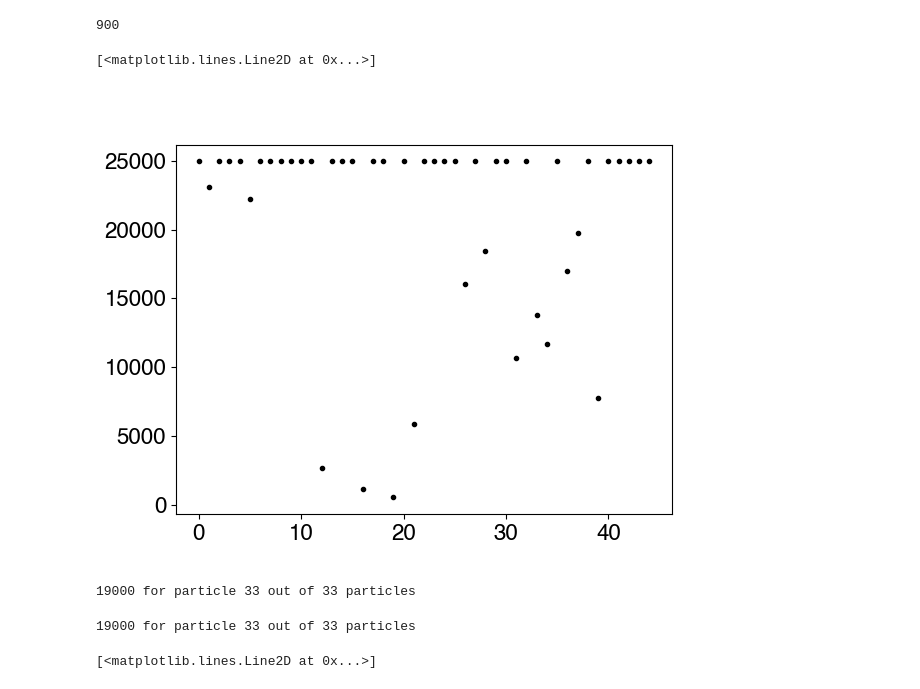
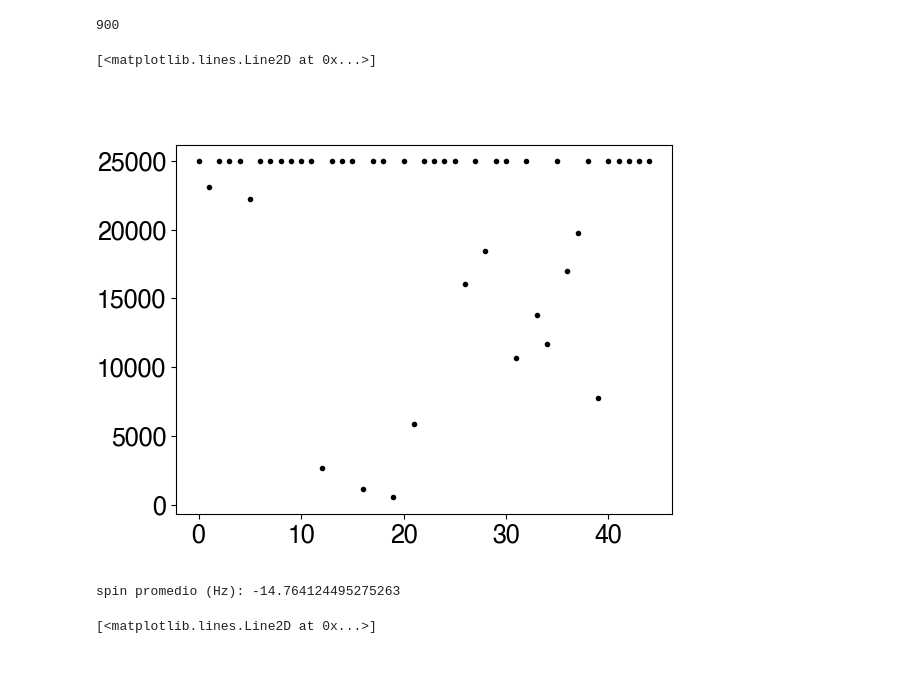
Before and after one commit to fvegar/blades, a Jupyter notebook: correlations_matrix.ipynb, the cells around one changed output. Saved outputs shown, nothing was run; the diff lists cells and outputs as text; code cells hidden in the pictures.

```diff
--- a/correlations_matrix.ipynb
+++ b/correlations_matrix.ipynb
@@ -91,7 +94,7 @@ def get_info(series_directory, hash_prefix, silent):
 def simple_pickle_read(series_directory, hash_prefix):
     global Nframes, Ntracks
     # Read table in pickle format
-    nombre = '/home/fvega/Datos/blades/packing_fraction_0' + series_directory + '/tracks/ref_angle/' +  hash_prefix \
+    nombre = '/home/fvega/Datos/blades/packing_fraction_0' + series_directory + '/ref_angle/' +  hash_prefix \
        + '.pkl.xz'
     tabla = pd.read_pickle(nombre, compression='infer')
     tabla = tabla.reset_index(drop=True) # por si los indices salen desordenados
@@ -169,19 +171,19 @@ def time_shift_mat_av(array, it):
 def time_shift_np_av(array, denom,it):
     return np.mean(array[:-it] * array[it:])/denom
 # %%
-lengths = np.array([ len(tabla[tabla.track==i]) for i in range(45)])
+lengths = np.array([ len(tabla[tabla.track==i]) for i in range(info.N[0])])
 nt = np.max(lengths)
-parts=np.where( lengths>nt)[0]
+parts=np.where( lengths>=nt)[0]
 
 plt.figure(1)
 plt.plot(lengths, '.', c='k')
 # %% [output]
 [<matplotlib.lines.Line2D at 0x...>]
-[figure, old version]
+[figure, new version]
 # %%
 plt.close(1)
 # %%
-lengths = np.array([ len(tabla[tabla.track==i]) for i in range(45)])
+lengths = np.array([ len(tabla[tabla.track==i]) for i in range(info.N[0])])
 
 #nt = np.max(lengths)
 nt = 20000
@@ -190,52 +192,31 @@ nparts = len(parts)
 
 t = np.array( [ i/info.fps[0] for i in range(nt) ] )
 Awpt = np.zeros((nparts,nt))
+Avpt = np.zeros((nparts,nt))
 
-#w = tabla.w.values
-#wav = np.mean(w)
-#W = w - wav
-
-#A0 = np.mean(W*W)
+W0 = np.mean( tabla.w[tabla.frame<=nt] )
+AW0 = np.mean( (tabla.w[tabla.frame<=nt] - W0)**2 )
+Av0 = np.mean( tabla.vx[tabla.frame<=nt]**2 +  tabla.vy[tabla.frame<=nt]**2 )
 
 for j in range(nparts):
     w = tabla[tabla.track==parts[j]].w.values[:nt]
-    wav = np.mean(w)
-    W = w - wav
-    #A0 = np.mean( W*W )
+    W = w - np.mean(w)
+    vx = tabla[tabla.track==parts[j]].vx.values[:nt]
+    vy = tabla[tabla.track==parts[j]].vx.values[:nt]
     for i in range(1, nt-1):
         Awpt[j,i] = time_shift_np_av(W, 1, i)
+        Avpt[j,i] = time_shift_np_av(vx, 1, i)
         if i%1000==0:
             printp(str(i) + ' for particle ' + str(j+1) + ' out of ' + str(nparts) + ' particles' )
 
-Awt = np.mean(Awpt, axis=0)
+Awt = np.mean(Awpt, axis=0)/AW0
+Avt = np.mean(Avpt, axis=0)/Av0
+
+spin_unit = 14/info.fps[0]
+W0 = W0 / spin_unit # pasar de no. de aspas/frame a Hz (son 14 aspas)
+printp("spin promedio (Hz): " + str(W0) + "     ")
 # %% [output]
-19000 for particle 33 out of 33 particles
+spin promedio (Hz): -14.764124495275263
-# %%
-lengths = np.array([ len(tabla[tabla.track==i]) for i in range(45)])
-
-#nt = np.max(lengths)
-nt = 20000
-parts = np.where(lengths >= nt)[0]
-
-t = np.array( [ i/info.fps[0] for i in range(nt) ] )
-Apt = np.zeros((nparts,nt))
-
-vx = tabla.vx.values
-#vy = tabla.vy.values
-A0 = np.mean(vx*vx)
-
-nparts = len(parts)
-
-for j in range(nparts):
-    vx = tabla[tabla.track==parts[j]].vx.values[:nt]
-    for i in range(1, nt-1):
-        Apt[j,i] = time_shift_np_av(vx, A0, i)
-        if i%1000==0:
-            printp(str(i) + ' for particle ' + str(j+1) + ' out of ' + str(nparts) + ' particles' )
-
-Avt = np.mean(Apt, axis=0)
-# %% [output]
-19000 for particle 33 out of 33 particles
 # %%
 plt.figure(2, figsize=(6*ct.golden_ratio,6))
 plt.plot(vx,',',c='k')
```
Also changed, not shown: parts of 35 cells of this notebook, 4 other files.
